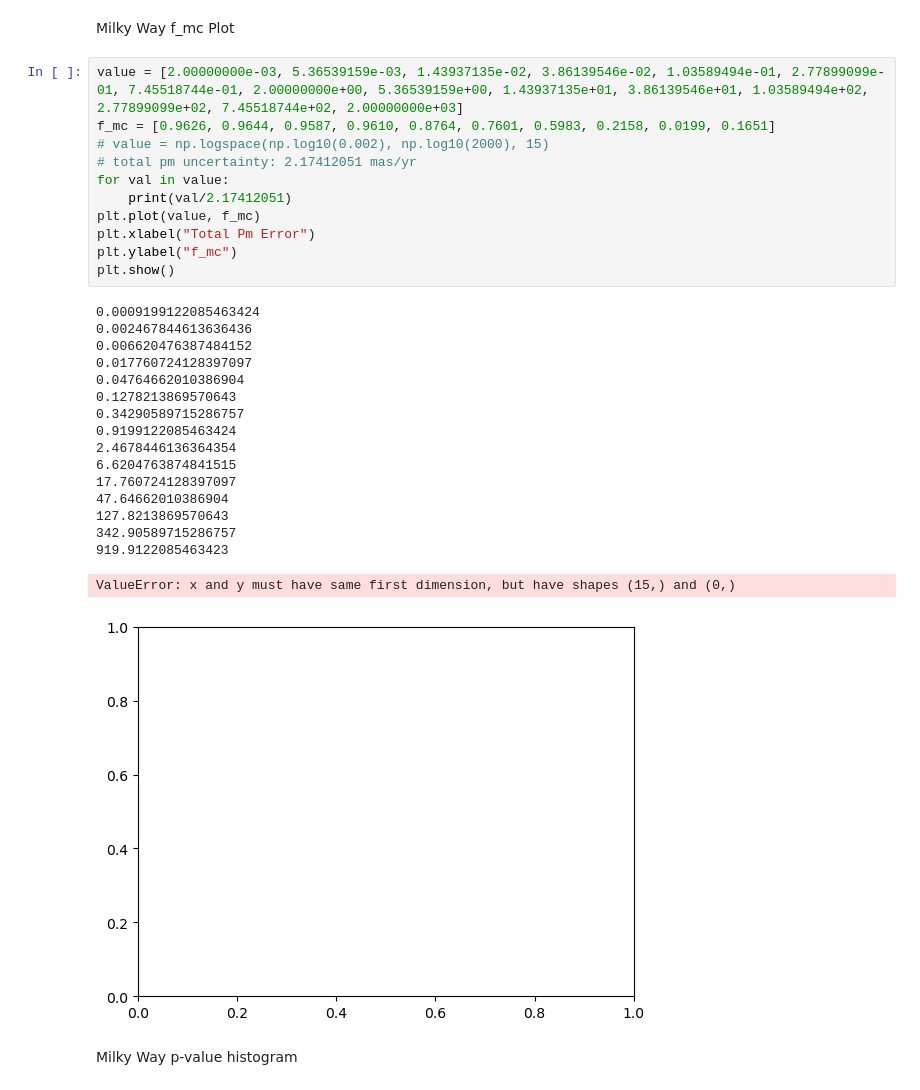
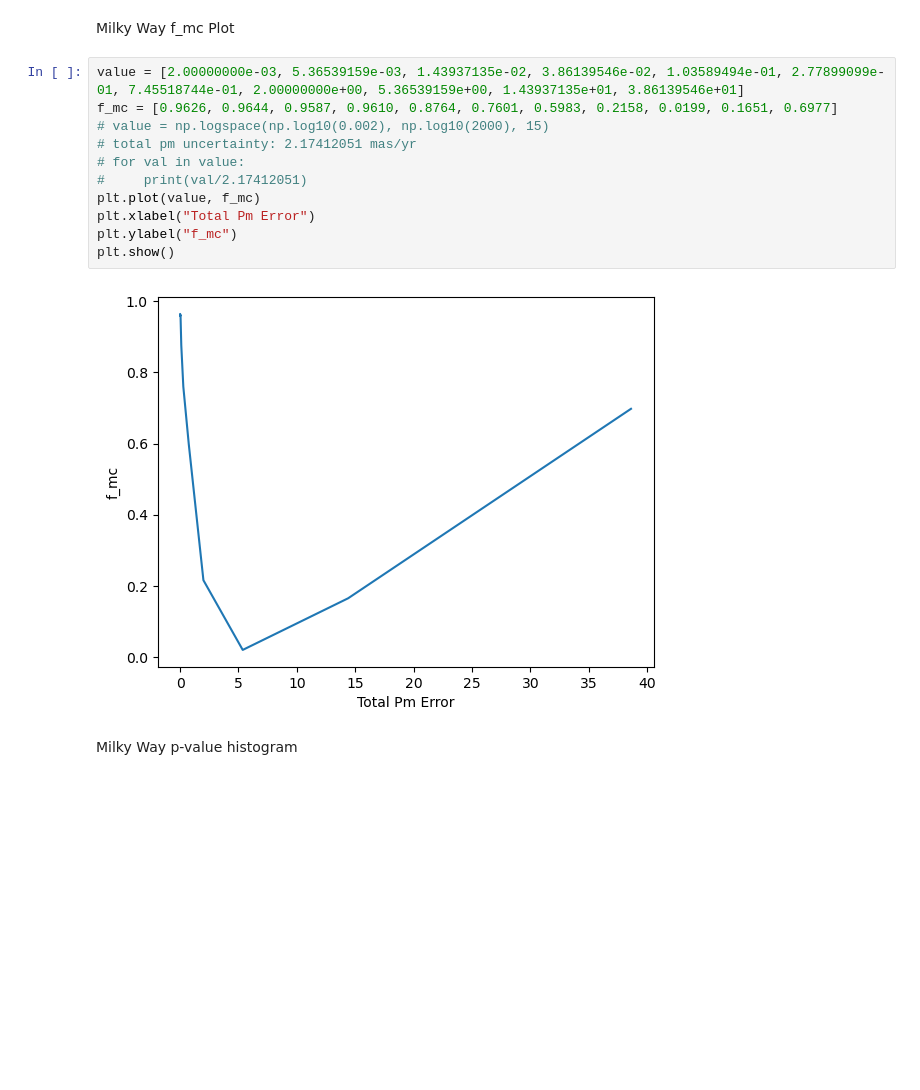
Before and after one commit to HaydenTedrake/HPV_project, a Jupyter notebook: Results/Forecast/10000foreCraterII+HVS14.ipynb, the cells around one changed output. Drawn from its saved outputs; the diff is of its cells as text; blank space fills up the shorter version.

Commit message:
done with p values for MW

```diff
--- a/Results/Forecast/10000foreCraterII+HVS14.ipynb
+++ b/Results/Forecast/10000foreCraterII+HVS14.ipynb
@@ -233,34 +236,18 @@ np.save('10000p_values_11.npy', np.array(p_values_1))
 # %% [markdown]
 Milky Way f_mc Plot
 # %%
-value = [2.00000000e-03, 5.36539159e-03, 1.43937135e-02, 3.86139546e-02, 1.03589494e-01, 2.77899099e-01, 7.45518744e-01, 2.00000000e+00, 5.36539159e+00, 1.43937135e+01, 3.86139546e+01, 1.03589494e+02, 2.77899099e+02, 7.45518744e+02, 2.00000000e+03]
-f_mc = [0.9626, 0.9644, 0.9587, 0.9610, 0.8764, 0.7601, 0.5983, 0.2158, 0.0199, 0.1651]
+value = [2.00000000e-03, 5.36539159e-03, 1.43937135e-02, 3.86139546e-02, 1.03589494e-01, 2.77899099e-01, 7.45518744e-01, 2.00000000e+00, 5.36539159e+00, 1.43937135e+01, 3.86139546e+01]
+f_mc = [0.9626, 0.9644, 0.9587, 0.9610, 0.8764, 0.7601, 0.5983, 0.2158, 0.0199, 0.1651, 0.6977]
 # value = np.logspace(np.log10(0.002), np.log10(2000), 15)
 # total pm uncertainty: 2.17412051 mas/yr
-for val in value:
-    print(val/2.17412051)
+# for val in value:
+#     print(val/2.17412051)
 plt.plot(value, f_mc)
 plt.xlabel("Total Pm Error")
 plt.ylabel("f_mc")
 plt.show()
 # %% [output]
-0.0009199122085463424
-0.002467844613636436
-0.006620476387484152
-0.017760724128397097
-0.04764662010386904
-0.1278213869570643
-0.34290589715286757
-0.9199122085463424
-2.4678446136364354
-6.6204763874841515
-17.760724128397097
-47.64662010386904
-127.8213869570643
-342.90589715286757
-919.9122085463423
-ValueError: x and y must have same first dimension, but have shapes (15,) and (0,)
-[figure, old version]
+[figure, new version]
 # %% [markdown]
 Milky Way p-value histogram
 # %%
```
Also changed, not shown: parts of 2 cells of this notebook, 1 other file.
